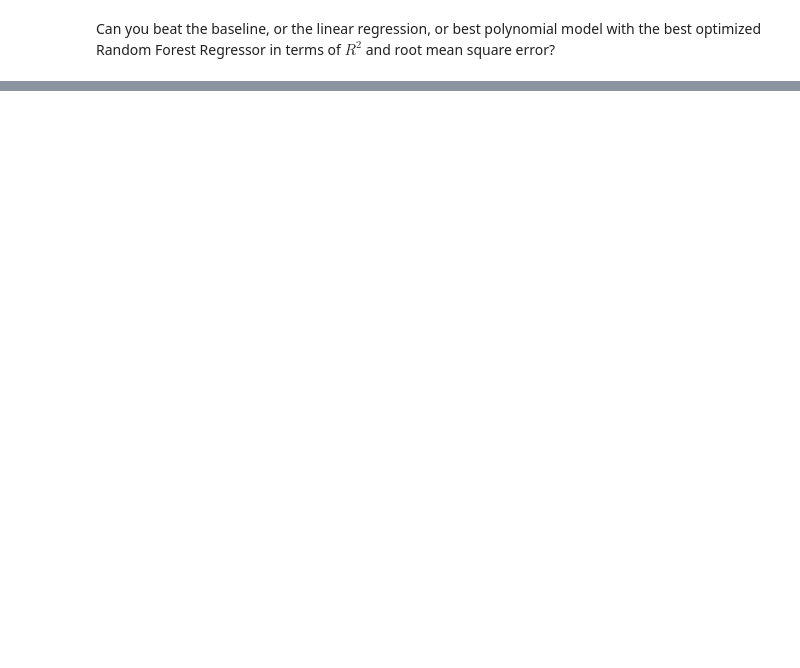
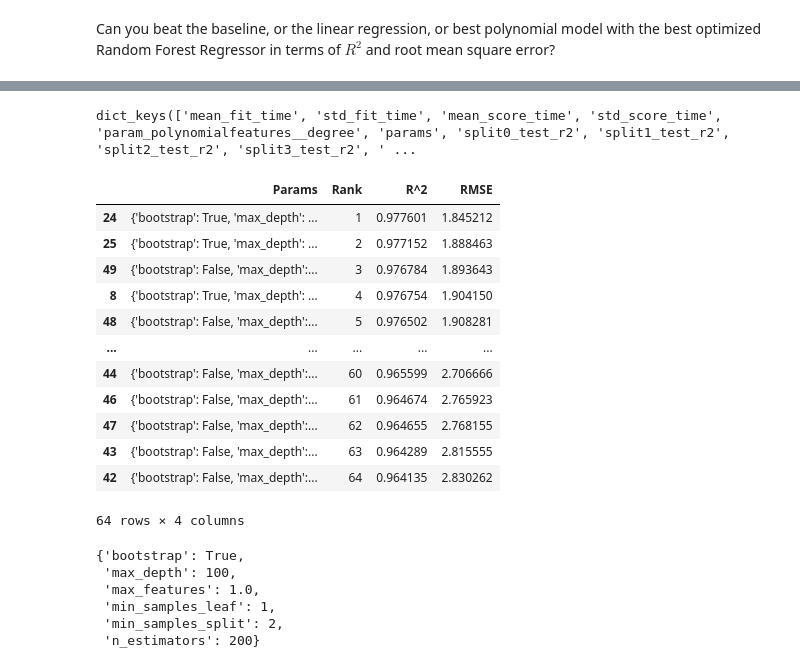
Before and after one commit to jbb-illini/ATMS-523-Module-5, a Jupyter notebook: M5HW_Bahret.ipynb, the cells around one changed output, grey strips where cells are left out. Drawn from its saved outputs; the diff is of its cells as text; code cells hidden in the pictures; blank space fills up the shorter version.

```diff
--- a/M5HW_Bahret.ipynb
+++ b/M5HW_Bahret.ipynb
@@ -186,12 +281,13 @@ Can you beat the baseline, or the linear regression, or best polynomial model wi
 # %%
 from sklearn.ensemble import RandomForestRegressor
 # %%
-param_grid_rf = {'bootstrap': [True, False],
-                 'max_depth': [10, 20, 30, 40, 50, 60, 70, 80, 90, 100, None],
-                 'max_features': ['sqrt', 'log2'],
-                 'min_samples_leaf': [1, 2, 4],
-                 'min_samples_split': [2, 5, 10],
-                 'n_estimators': [200, 400, 600, 800, 1000, 1200, 1400, 1600, 1800, 2000]}
+param_grid_rf = {
+ "bootstrap": [True, False],
+ "max_depth": [10, 100],
+ "max_features": ["sqrt", 1.0],
+ "min_samples_leaf": [1, 4],
+ "min_samples_split": [2, 10],
+ "n_estimators": [200, 1000]}
 
 print("Random Forest Parameter Grid:")
 print(param_grid_rf)
@@ -201,16 +297,18 @@ Random Forest Parameter Grid:
 # %%
-# Instantiate a RandomForestRegressor object
+from sklearn.model_selection import RandomizedSearchCV
+
+# Initiate a RandomForestRegressor object
 rf_model = RandomForestRegressor(random_state=42)
 
 # Instantiate a GridSearchCV object
 grid_search_rf = GridSearchCV(rf_model,
                               param_grid_rf,
                               cv=7,
-                              scoring={'r2': make_scorer(r2_score),
-                                       'neg_mean_squared_error': make_scorer(mean_squared_error, greater_is_better=False)},
+                              scoring={'r2': make_scorer(r2_score), 'neg_mean_squared_error': make_scorer(mean_squared_error, greater_is_better=False)},
                               refit='r2',
                               n_jobs=1,
-                             verbose = 2)
+                              verbose = 1
+                            )
 
-print("GridSearchCV setup complete for Random Forest Regressor.")
+print("RandomizedSearchCV setup complete for Random Forest Regressor.")
 # %% [output]
@@ -239,0 +323,35 @@ Fitting 7 folds for each of 3960 candidates, totalling 27720 fits
+# %%
+# Get the results of the grid search
+results_rf = grid_search_rf.cv_results_
+results.keys()
+# %% [output]
+dict_keys(['mean_fit_time', 'std_fit_time', 'mean_score_time', 'std_score_time', 'param_polynomialfeatures__degree', 'params', 'split0_test_r2', 'split1_test_r2', 'split2_test_r2', 'split3_test_r2', ' ...
+# %%
+# Create a DataFrame to display the results
+rf_search_results_df = pd.DataFrame({
+    #'Polynomial Degree': results['param_polynomialfeatures__degree'],
+    'Params': results_rf['params'],
+
+    'Rank': results_rf['rank_test_r2'],
+    'R^2': results_rf['mean_test_r2'],
+    'RMSE' : results_rf['mean_test_neg_mean_squared_error'] * -1
+})
+
+# Sort by rank
+rf_search_results_df = rf_search_results_df.sort_values(by='Rank')
+
+display(rf_search_results_df)
+# %% [output]
+|  | Params | Rank | R^2 | RMSE |
+| 24 | {'bootstrap': True, 'max_depth': ... | 1 | 0.977601 | 1.845212 |
+| 25 | {'bootstrap': True, 'max_depth': ... | 2 | 0.977152 | 1.888463 |
+| 49 | {'bootstrap': False, 'max_depth':... | 3 | 0.976784 | 1.893643 |
+| 8 | {'bootstrap': True, 'max_depth': ... | 4 | 0.976754 | 1.904150 |
+| 48 | {'bootstrap': False, 'max_depth':... | 5 | 0.976502 | 1.908281 |
+| ... | ... | ... | ... | ... |
+| 44 | {'bootstrap': False, 'max_depth':... | 60 | 0.965599 | 2.706666 |
+| 46 | {'bootstrap': False, 'max_depth':... | 61 | 0.964674 | 2.765923 |
+| 47 | {'bootstrap': False, 'max_depth':... | 62 | 0.964655 | 2.768155 |
+| 43 | {'bootstrap': False, 'max_depth':... | 63 | 0.964289 | 2.815555 |
+| 42 | {'bootstrap': False, 'max_depth':... | 64 | 0.964135 | 2.830262 |
+64 rows × 4 columns
@@ -239,0 +360,15 @@ Fitting 7 folds for each of 3960 candidates, totalling 27720 fits
+# %%
+grid_search_rf.best_params_
+best_rf_params = {'bootstrap': True,
+ 'max_depth': 100,
+ 'max_features': 1.0,
+ 'min_samples_leaf': 1,
+ 'min_samples_split': 2,
+ 'n_estimators': 200}
+# %% [output]
+{'bootstrap': True,
+ 'max_depth': 100,
+ 'max_features': 1.0,
+ 'min_samples_leaf': 1,
+ 'min_samples_split': 2,
+ 'n_estimators': 200}
```
Also changed, not shown: parts of 20 cells of this notebook.
